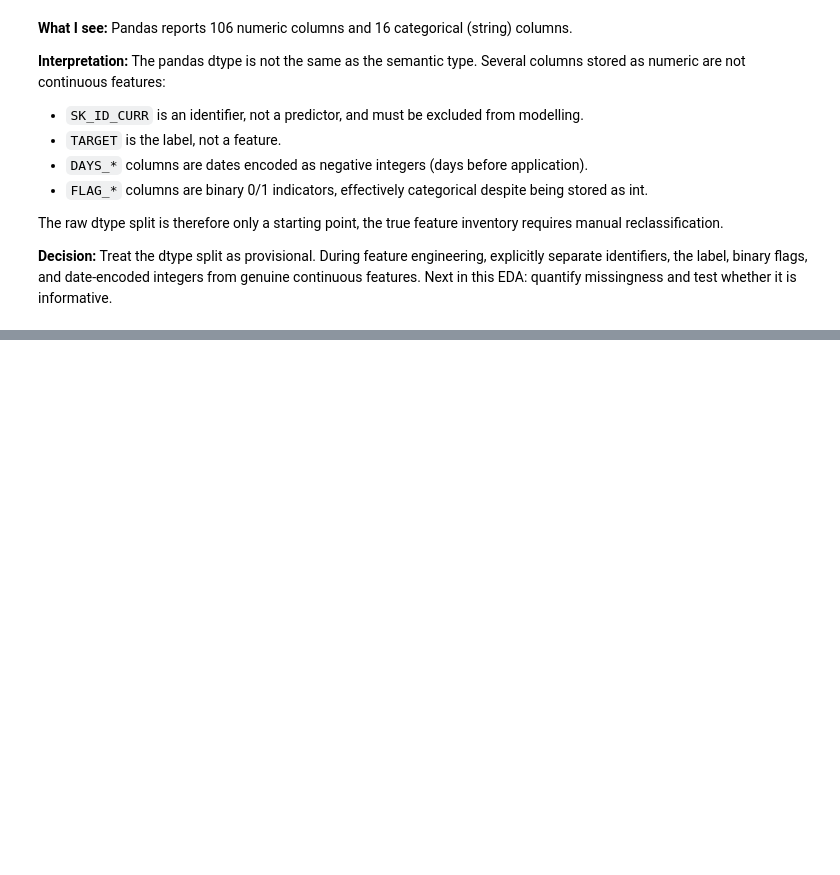
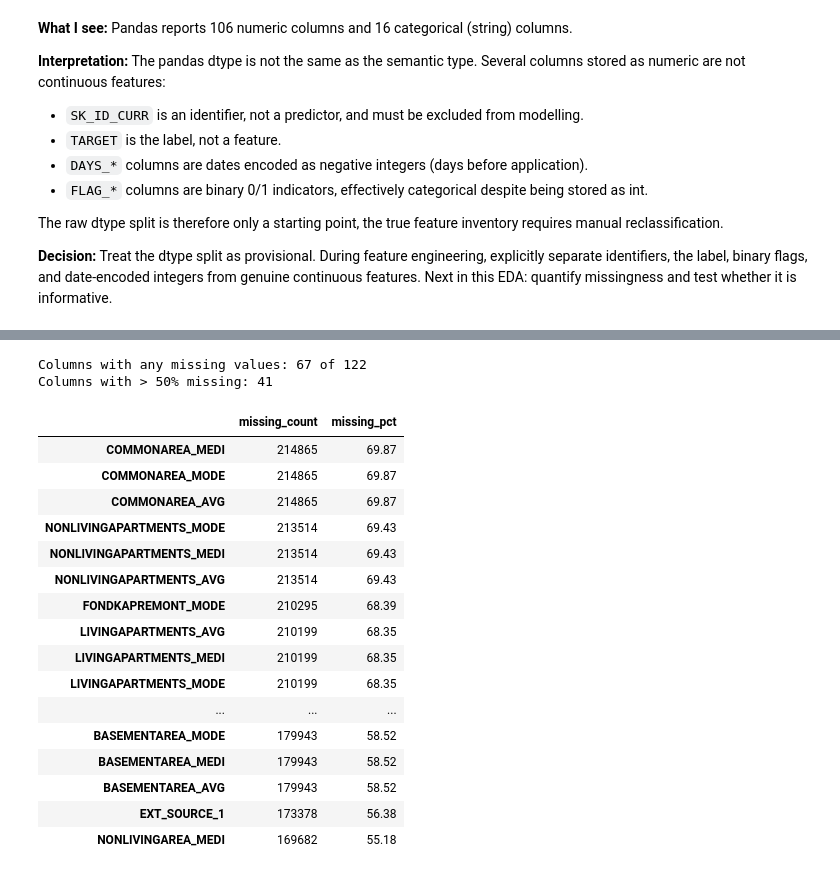
Before and after one commit to EnzoZagallo/credit-risk-pd-model, a Jupyter notebook: notebooks/01_eda.ipynb, the cells around one changed output, grey strips where cells are left out. Drawn from its saved outputs; the diff is of its cells as text; code cells hidden in the pictures; blank space fills up the shorter version.

```diff
--- a/notebooks/01_eda.ipynb
+++ b/notebooks/01_eda.ipynb
@@ -167,0 +172,35 @@ The raw dtype split is therefore only a starting point, the true feature invento
+# %%
+# Missingness per column: count and percentage, sorted high to low.
+
+missing_count = df.isnull().sum()
+missing_pct = (missing_count / len(df) * 100).round(2)
+
+missing_summary = (
+    pd.DataFrame({"missing_count": missing_count, "missing_pct": missing_pct})
+    .query("missing_count > 0")
+    .sort_values("missing_pct", ascending=False)
+)
+
+print(f"Columns with any missing values: {len(missing_summary)} of {df.shape[1]}")
+print(f"Columns with > 50% missing: {(missing_summary['missing_pct'] > 50).sum()}")
+missing_summary.head(25)
+# %% [output]
+Columns with any missing values: 67 of 122
+Columns with > 50% missing: 41
+|  | missing_count | missing_pct |
+| COMMONAREA_MEDI | 214865 | 69.87 |
+| COMMONAREA_MODE | 214865 | 69.87 |
+| COMMONAREA_AVG | 214865 | 69.87 |
+| NONLIVINGAPARTMENTS_MODE | 213514 | 69.43 |
+| NONLIVINGAPARTMENTS_MEDI | 213514 | 69.43 |
+| NONLIVINGAPARTMENTS_AVG | 213514 | 69.43 |
+| FONDKAPREMONT_MODE | 210295 | 68.39 |
+| LIVINGAPARTMENTS_AVG | 210199 | 68.35 |
+| LIVINGAPARTMENTS_MEDI | 210199 | 68.35 |
+| LIVINGAPARTMENTS_MODE | 210199 | 68.35 |
+| ... | ... | ... |
+| BASEMENTAREA_MODE | 179943 | 58.52 |
+| BASEMENTAREA_MEDI | 179943 | 58.52 |
+| BASEMENTAREA_AVG | 179943 | 58.52 |
+| EXT_SOURCE_1 | 173378 | 56.38 |
+| NONLIVINGAREA_MEDI | 169682 | 55.18 |
```
Also changed, not shown: parts of 12 cells of this notebook.
